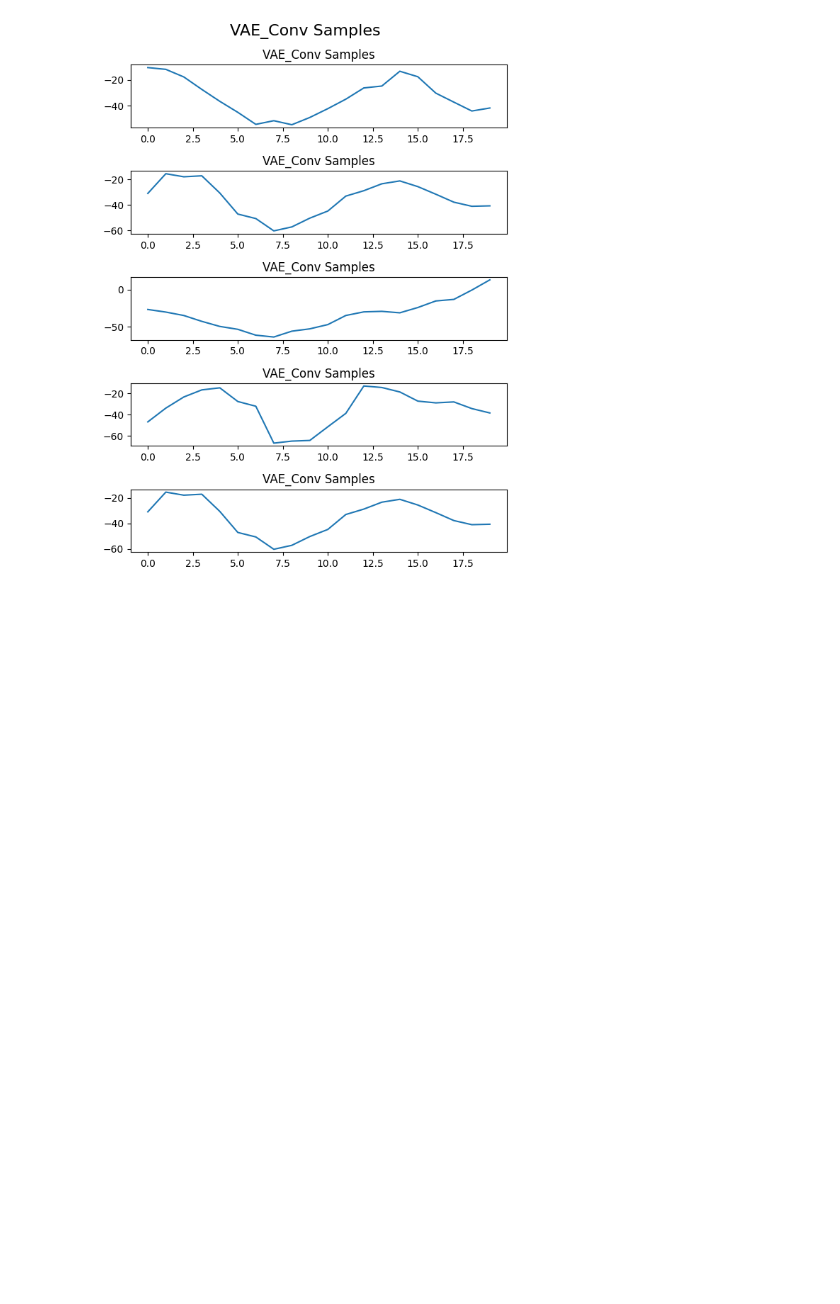
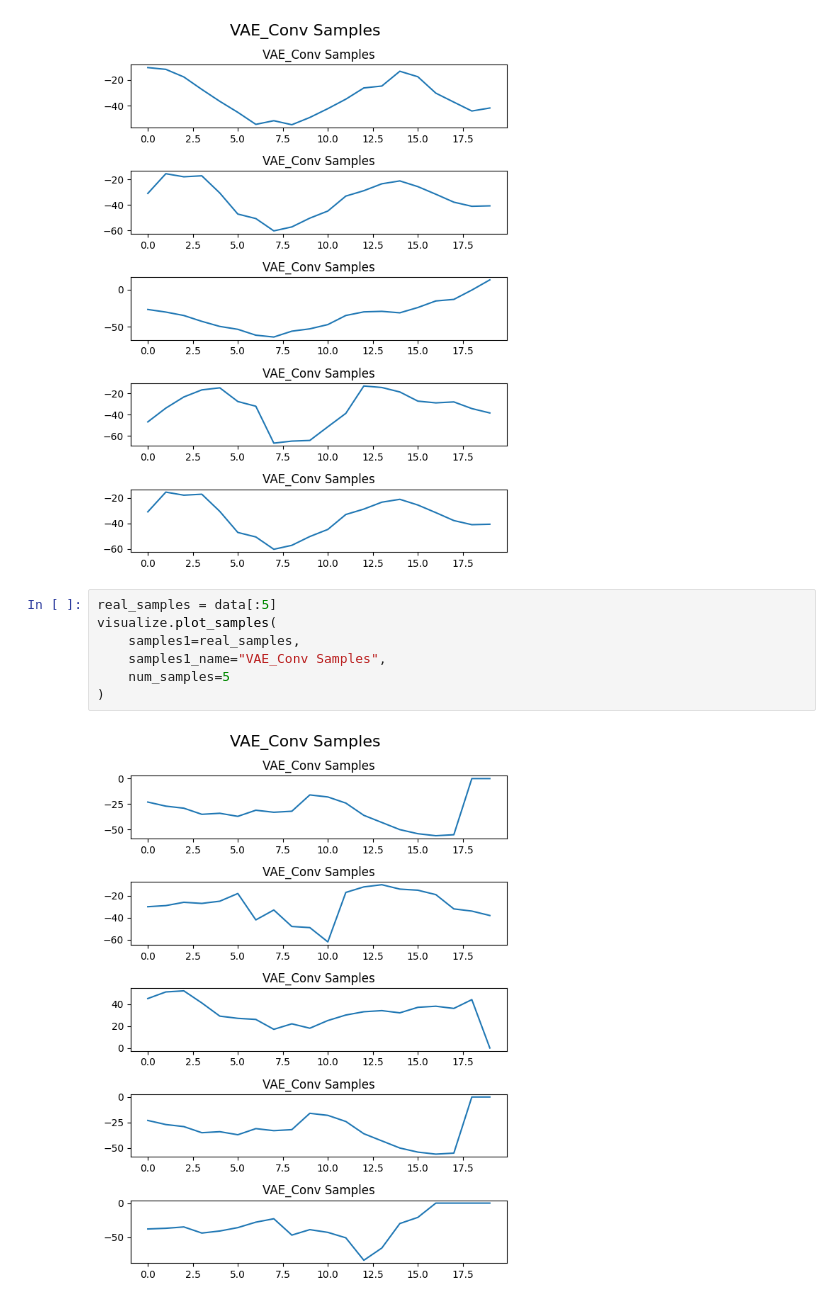
Before and after one commit to Rekoko/timeVAE-Suspension, a Jupyter notebook: src/model_training.ipynb, the cells around one changed output. Drawn from its saved outputs; the diff is of its cells as text; blank space fills up the shorter version.

```diff
--- a/src/model_training.ipynb
+++ b/src/model_training.ipynb
@@ -332,3 +340,12 @@ visualize.plot_samples(
 )
 # %% [output]
 [figure]
+# %%
+real_samples = data[:5]
+visualize.plot_samples(
+    samples1=real_samples,
+    samples1_name="VAE_Conv Samples",
+    num_samples=5
+)
+# %% [output]
+[figure, added]
```
Also changed, not shown: parts of 1 cell of this notebook.
